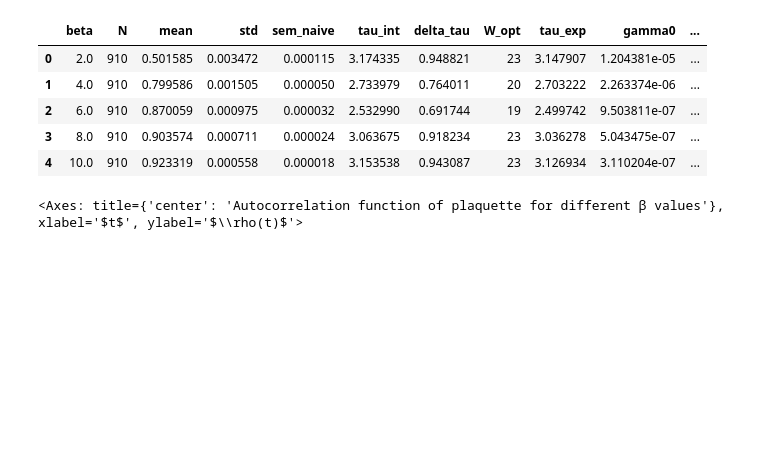
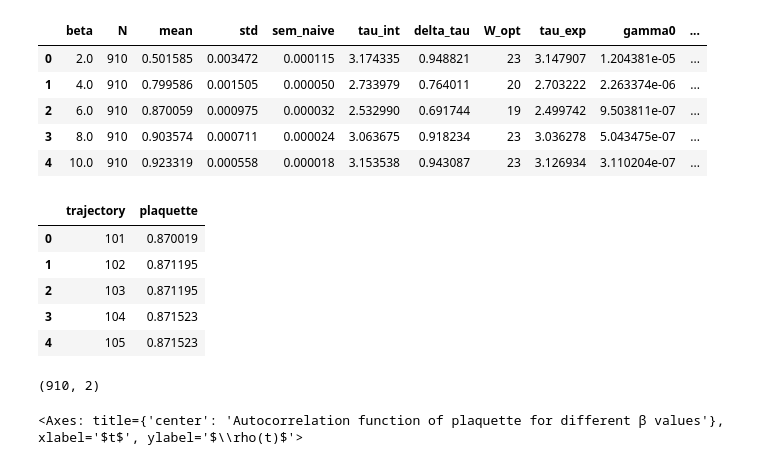
Before and after one commit to mfbecker93/SU-2-pure-gauge, a Jupyter notebook: analysis/analysis_pure_gauge.ipynb, the cells around one changed output. Cells and saved outputs as stored; diff of their text form; code cells hidden in the pictures; blank space fills up the shorter version.

```diff
--- a/analysis/analysis_pure_gauge.ipynb
+++ b/analysis/analysis_pure_gauge.ipynb
@@ -2464,3 +2476,20 @@ plaquette_stats_long.head()
+# %%
+pd.read_csv(
+    "/Users/s3002149/PhD/projects/SU-2-pure-gauge/validation/aderrors/input/plaquette_beta6.csv"
+).head()
+# %% [output]
+|  | trajectory | plaquette |
+| 0 | 101 | 0.870019 |
+| 1 | 102 | 0.871195 |
+| 2 | 103 | 0.871195 |
+| 3 | 104 | 0.871523 |
+| 4 | 105 | 0.871523 |
+# %%
+pd.read_csv(
+    "/Users/s3002149/PhD/projects/SU-2-pure-gauge/validation/aderrors/input/plaquette_beta6.csv"
+).shape
+# %% [output]
+(910, 2)
 # %%
 df_beta_long_therm_auto_jackknife = analysis.jackknife_autocorr_scan(
     df_beta_long_therm,
```
Also changed, not shown: parts of 2 cells of this notebook, 7 other files.
